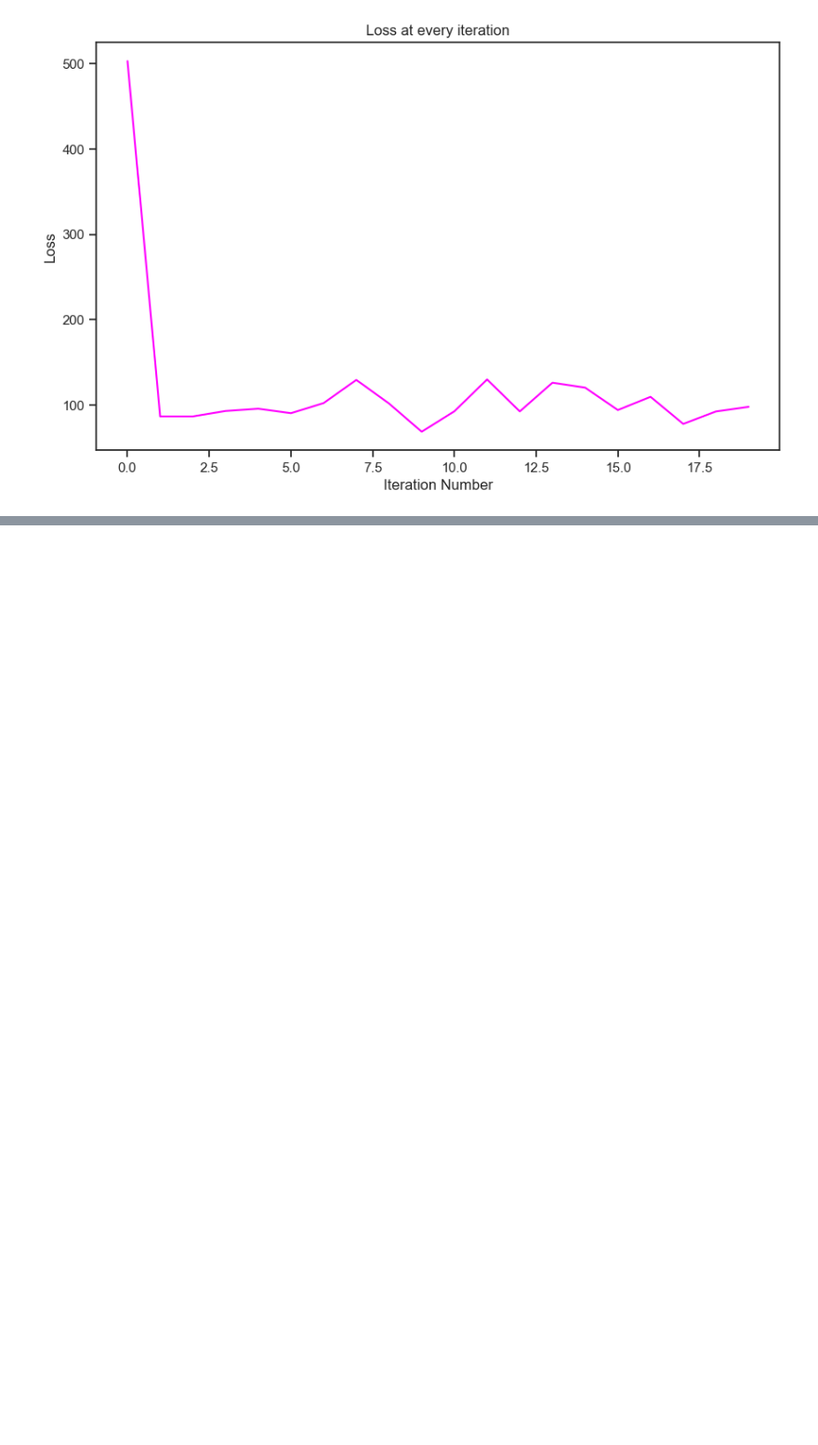
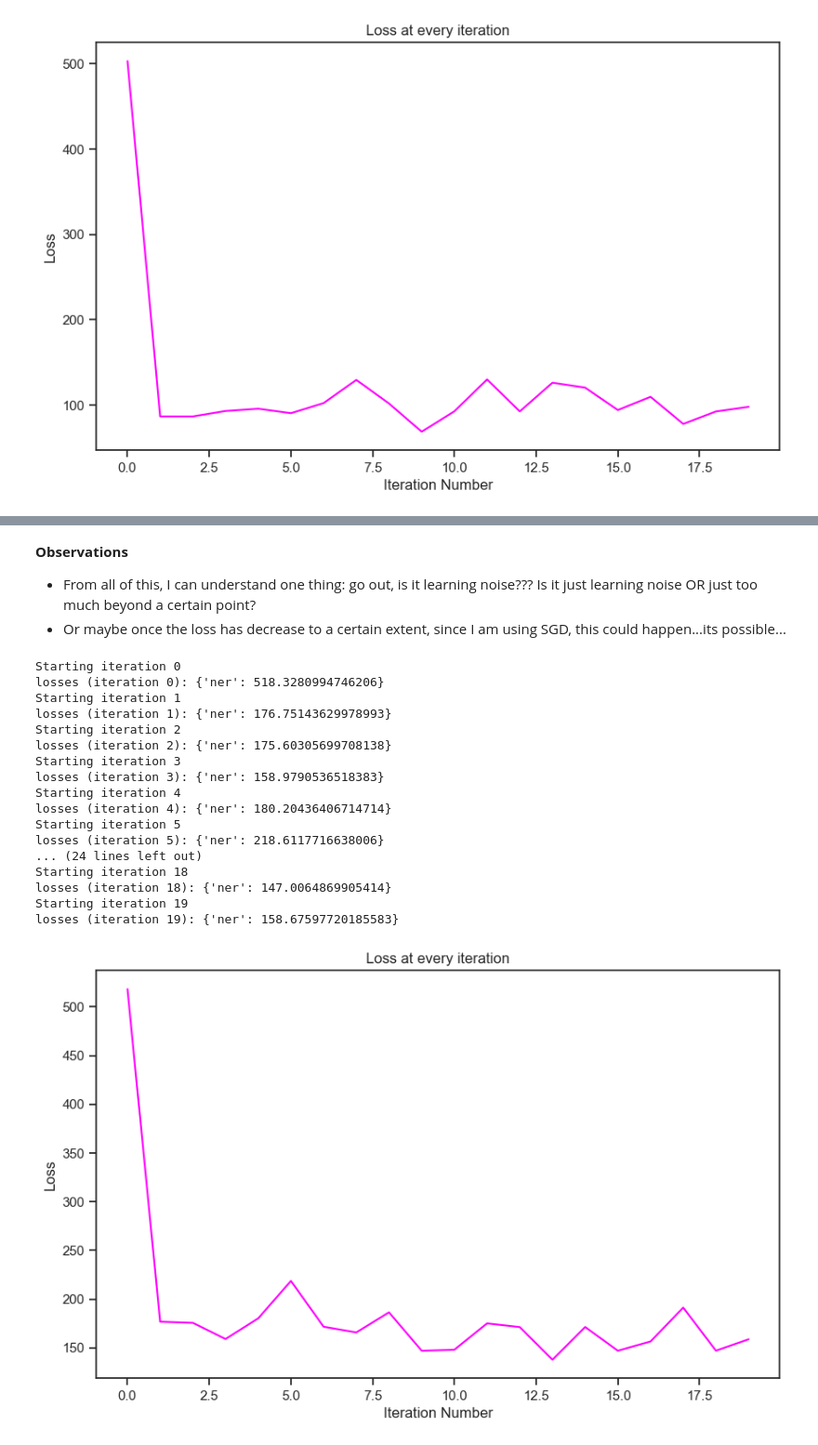
Before and after one commit to sinhasagar507/Customer-support-bot, a Jupyter notebook: notebooks/1.0_named_entity.ipynb, the cells around one changed output, grey strips where cells are left out. Shown at 93% size. Cells and saved outputs as stored; diff of their text form; code cells hidden in the pictures; blank space fills up the shorter version.

```diff
--- a/notebooks/1.0_named_entity.ipynb
+++ b/notebooks/1.0_named_entity.ipynb
@@ -506,0 +608,5 @@ print(f'{len(robot_train)} out of {len(robot_entity_train)} Tweets contain a ROB
+# %%
+greet_entity_train = []
+for sent in tqdm(string_utterances):
+    entity_train = prepare_data_for_spacy(sent, "GREET", keywords=entity_dict_non_span["GREET"])
+    greet_entity_train.append(entity_train)
@@ -654,0 +825,29 @@ losses (iteration 19): {'ner': 97.95746256551328}
+# %% [markdown]
+**Observations**
+- From all of this, I can understand one thing: go out, is it learning noise??? Is it just learning noise OR just too much beyond a certain point?
+- Or maybe once the loss has decrease to a certain extent, since I am using SGD, this could happen...its possible...
+# %%
+# Training
+greet_nlp = train_spacy(greet_entity_train, 20)
+
+# Save the model
+greet_nlp.to_disk('../models/greet_nlp')
+# %% [output]
+Starting iteration 0
+losses (iteration 0): {'ner': 518.3280994746206}
+Starting iteration 1
+losses (iteration 1): {'ner': 176.75143629978993}
+Starting iteration 2
+losses (iteration 2): {'ner': 175.60305699708138}
+Starting iteration 3
+losses (iteration 3): {'ner': 158.9790536518383}
+Starting iteration 4
+losses (iteration 4): {'ner': 180.20436406714714}
+Starting iteration 5
+losses (iteration 5): {'ner': 218.6117716638006}
+... (24 lines left out)
+Starting iteration 18
+losses (iteration 18): {'ner': 147.0064869905414}
+Starting iteration 19
+losses (iteration 19): {'ner': 158.67597720185583}
+[figure, added]
```
Also changed, not shown: parts of 17 cells of this notebook.
